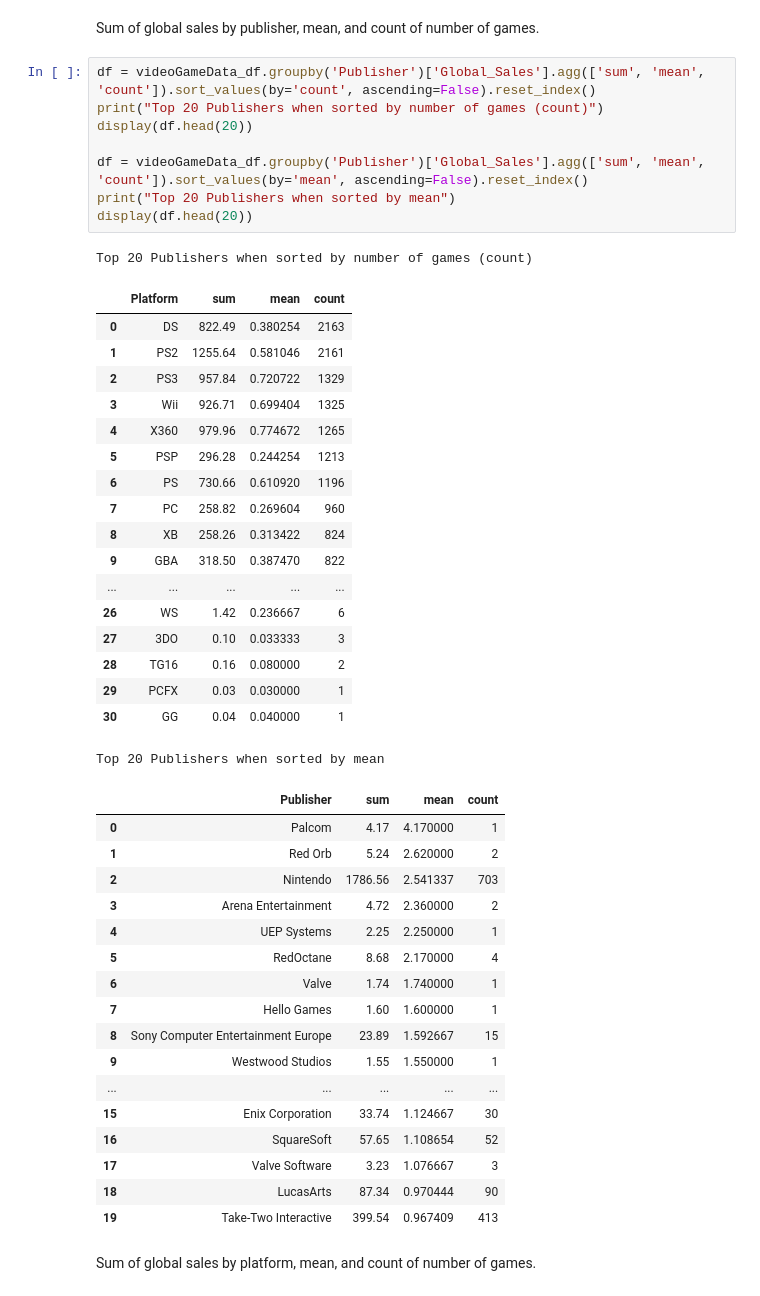
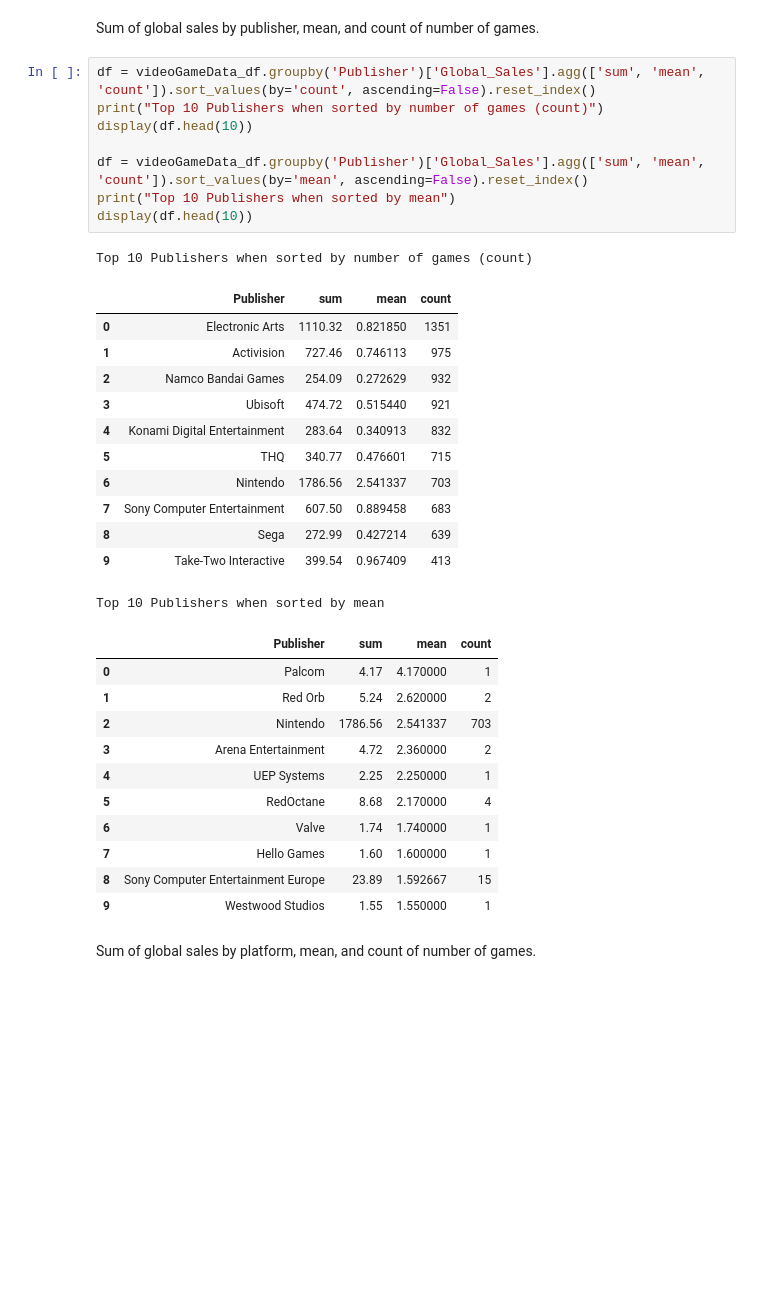
Before and after one commit to bdatye/VideoGameSalesTrends, a Jupyter notebook: VideoGamesSalesTrends.ipynb, the cells around one changed output. Drawn from its saved outputs; the diff is of its cells as text; blank space fills up the shorter version.

Commit message:
adding list of platform and publisher

```diff
--- a/VideoGamesSalesTrends.ipynb
+++ b/VideoGamesSalesTrends.ipynb
@@ -390,32 +390,26 @@ plt.show()
 Sum of global sales by publisher, mean, and count of number of games.
 # %%
 df = videoGameData_df.groupby('Publisher')['Global_Sales'].agg(['sum', 'mean', 'count']).sort_values(by='count', ascending=False).reset_index()
-print("Top 20 Publishers when sorted by number of games (count)")
-display(df.head(20))
+print("Top 10 Publishers when sorted by number of games (count)")
+display(df.head(10))
 
 df = videoGameData_df.groupby('Publisher')['Global_Sales'].agg(['sum', 'mean', 'count']).sort_values(by='mean', ascending=False).reset_index()
-print("Top 20 Publishers when sorted by mean")
-display(df.head(20))
+print("Top 10 Publishers when sorted by mean")
+display(df.head(10))
 # %% [output]
-Top 20 Publishers when sorted by number of games (count)
+Top 10 Publishers when sorted by number of games (count)
-|  | Platform | sum | mean | count |
-| 0 | DS | 822.49 | 0.380254 | 2163 |
-| 1 | PS2 | 1255.64 | 0.581046 | 2161 |
-| 2 | PS3 | 957.84 | 0.720722 | 1329 |
-| 3 | Wii | 926.71 | 0.699404 | 1325 |
-| 4 | X360 | 979.96 | 0.774672 | 1265 |
-| 5 | PSP | 296.28 | 0.244254 | 1213 |
-| 6 | PS | 730.66 | 0.610920 | 1196 |
-| 7 | PC | 258.82 | 0.269604 | 960 |
-| 8 | XB | 258.26 | 0.313422 | 824 |
-| 9 | GBA | 318.50 | 0.387470 | 822 |
-| ... | ... | ... | ... | ... |
-| 26 | WS | 1.42 | 0.236667 | 6 |
-| 27 | 3DO | 0.10 | 0.033333 | 3 |
-| 28 | TG16 | 0.16 | 0.080000 | 2 |
-| 29 | PCFX | 0.03 | 0.030000 | 1 |
-| 30 | GG | 0.04 | 0.040000 | 1 |
+|  | Publisher | sum | mean | count |
+| 0 | Electronic Arts | 1110.32 | 0.821850 | 1351 |
+| 1 | Activision | 727.46 | 0.746113 | 975 |
+| 2 | Namco Bandai Games | 254.09 | 0.272629 | 932 |
+| 3 | Ubisoft | 474.72 | 0.515440 | 921 |
+| 4 | Konami Digital Entertainment | 283.64 | 0.340913 | 832 |
+| 5 | THQ | 340.77 | 0.476601 | 715 |
+| 6 | Nintendo | 1786.56 | 2.541337 | 703 |
+| 7 | Sony Computer Entertainment | 607.50 | 0.889458 | 683 |
+| 8 | Sega | 272.99 | 0.427214 | 639 |
+| 9 | Take-Two Interactive | 399.54 | 0.967409 | 413 |
-Top 20 Publishers when sorted by mean
+Top 10 Publishers when sorted by mean
 |  | Publisher | sum | mean | count |
 | 0 | Palcom | 4.17 | 4.170000 | 1 |
 | 1 | Red Orb | 5.24 | 2.620000 | 2 |
@@ -427,12 +421,6 @@ Top 20 Publishers when sorted by mean
 | 7 | Hello Games | 1.60 | 1.600000 | 1 |
 | 8 | Sony Computer Entertainment Europe | 23.89 | 1.592667 | 15 |
 | 9 | Westwood Studios | 1.55 | 1.550000 | 1 |
-| ... | ... | ... | ... | ... |
-| 15 | Enix Corporation | 33.74 | 1.124667 | 30 |
-| 16 | SquareSoft | 57.65 | 1.108654 | 52 |
-| 17 | Valve Software | 3.23 | 1.076667 | 3 |
-| 18 | LucasArts | 87.34 | 0.970444 | 90 |
-| 19 | Take-Two Interactive | 399.54 | 0.967409 | 413 |
 # %% [markdown]
 Sum of global sales by platform, mean, and count of number of games.
 # %%
```
Also changed, not shown: parts of 2 cells of this notebook.
